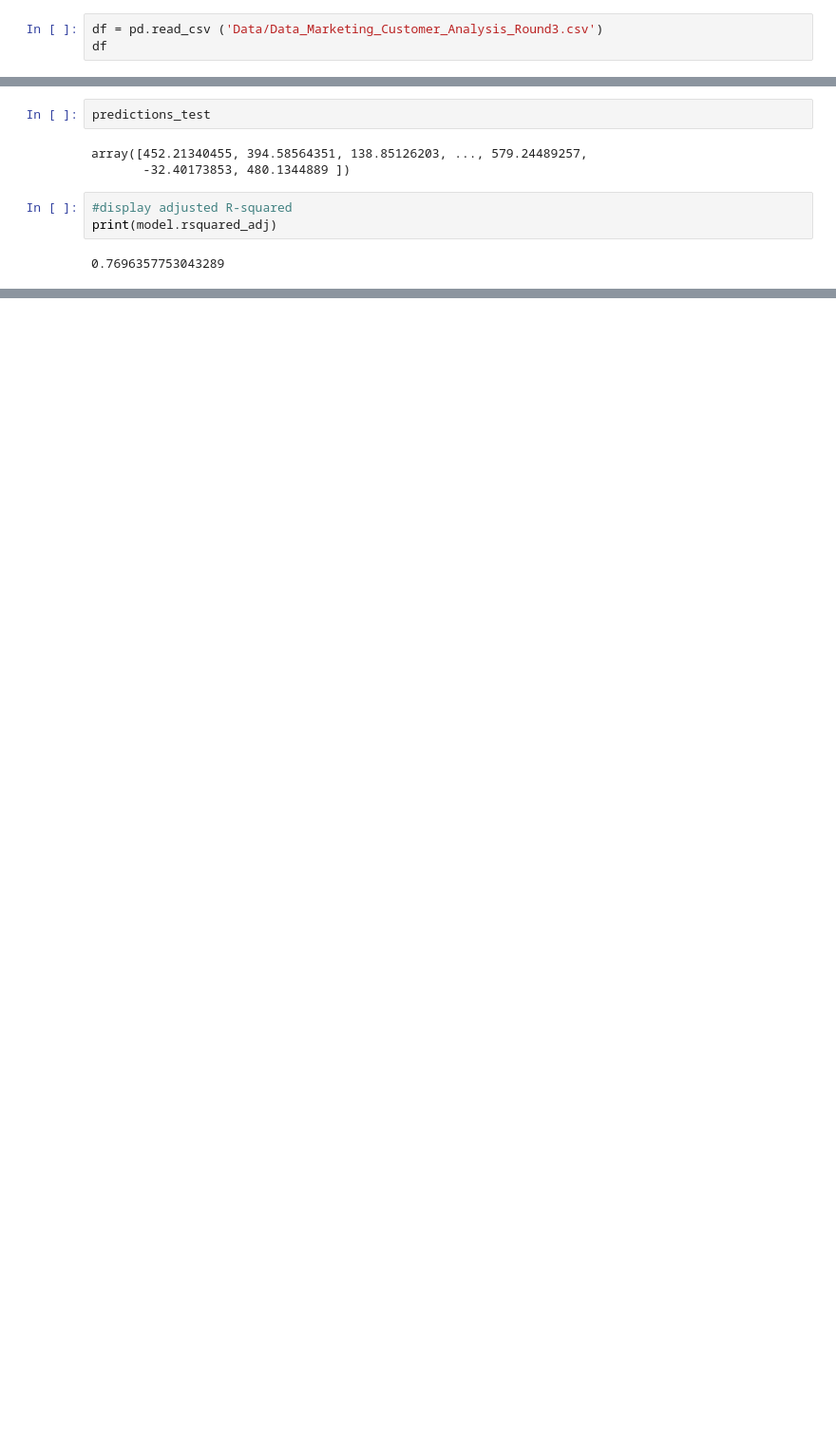
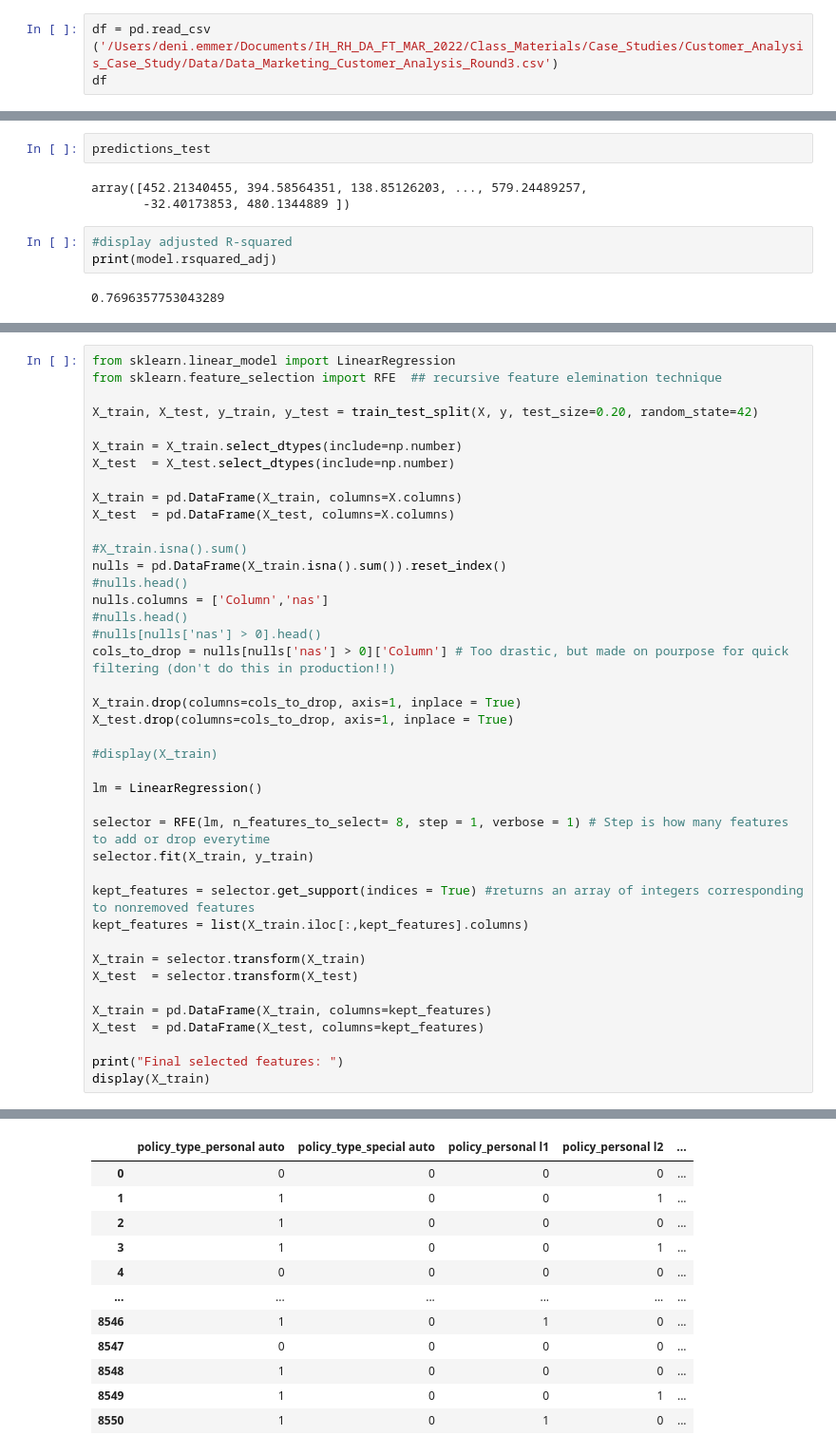
Before and after one commit to deniemmer/IronDenise, a Jupyter notebook: Week 4/Machine Learning - Concatenated DF Numerical and Categorical.ipynb, the cells around one changed output, grey strips where cells are left out. Shown: that part at 95% size. Saved outputs shown, nothing was run; the diff lists cells and outputs as text; blank space fills up the shorter version.

```diff
--- a/Week 4/Machine Learning - Concatenated DF Numerical and Categorical.ipynb
+++ b/Week 4/Machine Learning - Concatenated DF Numerical and Categorical.ipynb
@@ -14,7 +14,7 @@ InteractiveShell.ast_node_interactivity = "all"
 
 pd.options.display.max_rows = 100
 # %%
-df = pd.read_csv ('Data/Data_Marketing_Customer_Analysis_Round3.csv')
+df = pd.read_csv ('/Users/deni.emmer/Documents/IH_RH_DA_FT_MAR_2022/Class_Materials/Case_Studies/Customer_Analysis_Case_Study/Data/Data_Marketing_Customer_Analysis_Round3.csv')
 df
 # %% [output]
 |  | Unnamed: 0 | region | customer_lifetime_value | response | coverage | education | effective_to_date | month | ... |
@@ -441,0 +444,42 @@ print(model.rsquared_adj)
+# %%
+from sklearn.linear_model import LinearRegression
+from sklearn.feature_selection import RFE  ## recursive feature elemination technique
+
+X_train, X_test, y_train, y_test = train_test_split(X, y, test_size=0.20, random_state=42)
+
+X_train = X_train.select_dtypes(include=np.number)
+X_test  = X_test.select_dtypes(include=np.number)
+
+X_train = pd.DataFrame(X_train, columns=X.columns)
+X_test  = pd.DataFrame(X_test, columns=X.columns)
+
+#X_train.isna().sum()
+nulls = pd.DataFrame(X_train.isna().sum()).reset_index()
+#nulls.head()
+nulls.columns = ['Column','nas']
+#nulls.head()
+#nulls[nulls['nas'] > 0].head()
+cols_to_drop = nulls[nulls['nas'] > 0]['Column'] # Too drastic, but made on pourpose for quick filtering (don't do this in production!!)
+
+X_train.drop(columns=cols_to_drop, axis=1, inplace = True)
+X_test.drop(columns=cols_to_drop, axis=1, inplace = True)
+
+#display(X_train)
+
+lm = LinearRegression()
+
+selector = RFE(lm, n_features_to_select= 8, step = 1, verbose = 1) # Step is how many features to add or drop everytime
+selector.fit(X_train, y_train)
+
+kept_features = selector.get_support(indices = True) #returns an array of integers corresponding to nonremoved features
+kept_features = list(X_train.iloc[:,kept_features].columns)
+
+X_train = selector.transform(X_train)
+X_test  = selector.transform(X_test)
+
+X_train = pd.DataFrame(X_train, columns=kept_features)
+X_test  = pd.DataFrame(X_test, columns=kept_features)
+
+print("Final selected features: ")
+display(X_train)
+# %% [output]
@@ -441,0 +505,12 @@ print(model.rsquared_adj)
+|  | policy_type_personal auto | policy_type_special auto | policy_personal l1 | policy_personal l2 | ... |
+| 0 | 0 | 0 | 0 | 0 | ... |
+| 1 | 1 | 0 | 0 | 1 | ... |
+| 2 | 1 | 0 | 0 | 0 | ... |
+| 3 | 1 | 0 | 0 | 1 | ... |
+| 4 | 0 | 0 | 0 | 0 | ... |
+| ... | ... | ... | ... | ... | ... |
+| 8546 | 1 | 0 | 1 | 0 | ... |
+| 8547 | 0 | 0 | 0 | 0 | ... |
+| 8548 | 1 | 0 | 0 | 0 | ... |
+| 8549 | 1 | 0 | 0 | 1 | ... |
+| 8550 | 1 | 0 | 1 | 0 | ... |
```
Also changed, not shown: parts of 13 cells of this notebook, 3 other files.
